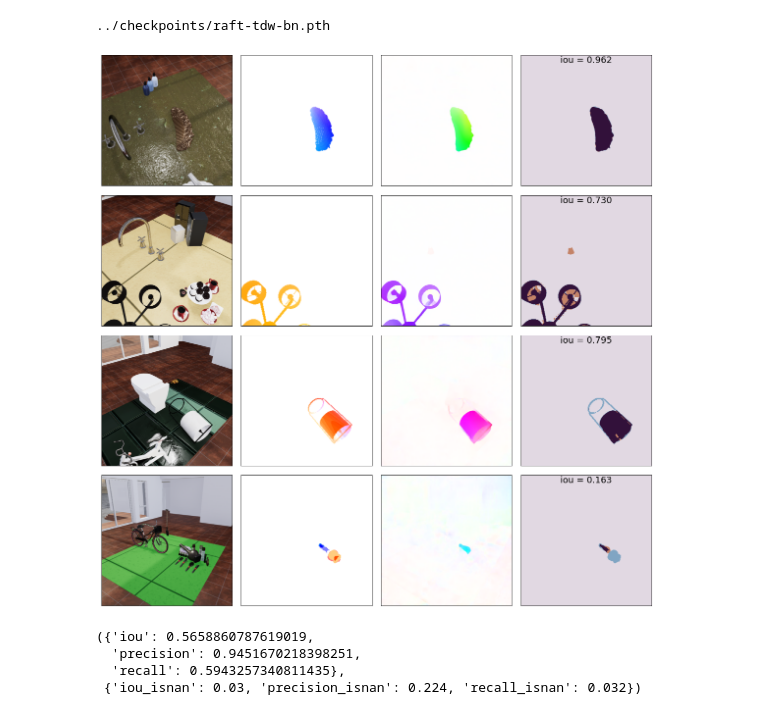
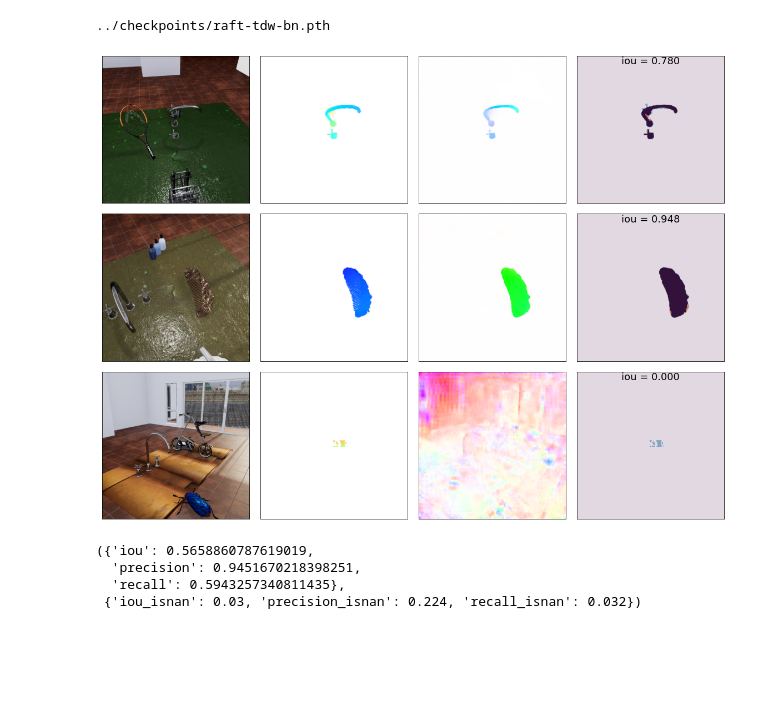
Before and after one commit to neuroailab/RAFT, a Jupyter notebook: notebooks/TDW_dataloading_020522.ipynb, the cells around one changed output. Drawn from its saved outputs; the diff is of its cells as text; code cells hidden in the pictures; blank space fills up the shorter version.

```diff
--- a/notebooks/TDW_dataloading_020522.ipynb
+++ b/notebooks/TDW_dataloading_020522.ipynb
@@ -271,9 +271,9 @@ print(load_path)
 ../checkpoints/raft-tdw-bn.pth
 # %%
 tdw_dataset.is_test = False
-visualize_error_maps(net, tdw_dataset, examples=[1,3,41,99], thresh=0.4)
+visualize_error_maps(net, tdw_dataset, examples=[0,1,2], thresh=0.4)
 # %% [output]
-[figure, old version]
+[figure, new version]
 # %%
 tdw_dataset.is_test = True
 metrics = validate_examples(net, tdw_dataset, examples=None, thresh=0.5, iters=24)
```
Also changed, not shown: 2 other files.
